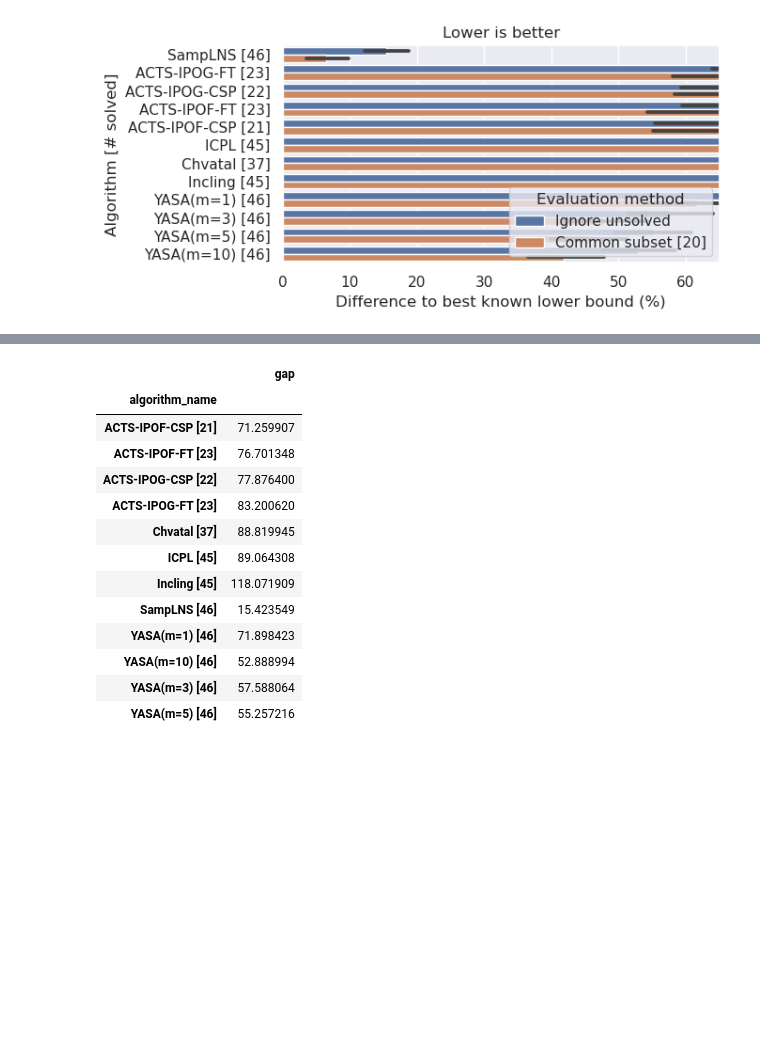
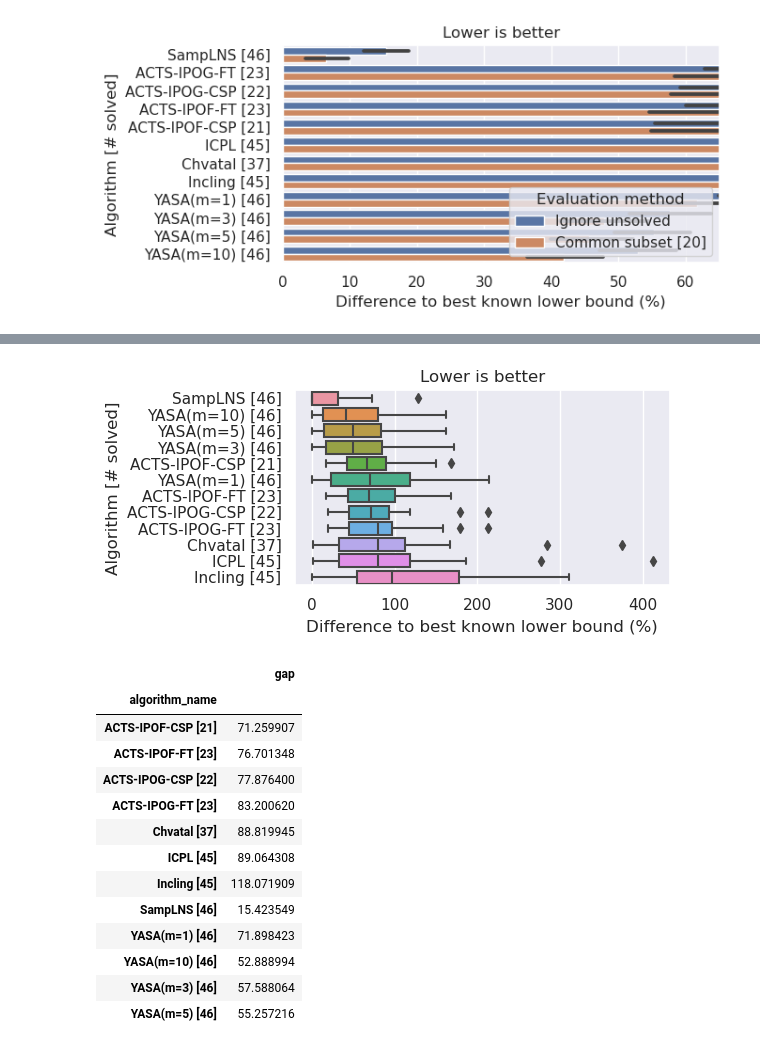
Before and after one commit to tubs-alg/SampLNS, a Jupyter notebook: evaluation/01_samplns_2023-08-19/07_lower_bound_gap.ipynb, the cells around one changed output, grey strips where cells are left out. Cells and saved outputs as stored; diff of their text form; code cells hidden in the pictures; blank space fills up the shorter version.

Commit message:
updates to the evaluation for the comments of thomas

```diff
--- a/evaluation/01_samplns_2023-08-19/07_lower_bound_gap.ipynb
+++ b/evaluation/01_samplns_2023-08-19/07_lower_bound_gap.ipynb
@@ -486,3 +489,38 @@ plt.show()
+# %%
+t = gaps[gaps["algorithm_name"].isin(algorithm_selection)].copy()
+t = t[t["Instances"] == "Ignore unsolved"]
+t = t.groupby(["algorithm_name", "instance_name"])[["gap"]].mean().reset_index()
+f, ax = plt.subplots(figsize=(6, 3))
+t["algorithm_name"] = t["algorithm_name"].apply(
+    lambda s: f"{s} [{num_instances_solved_by_alg[s]}]"
+)
+t["algorithm_name"] = t["algorithm_name"].str.replace("FIDE-", "")
+t_ = t.groupby("algorithm_name")[["gap"]].mean().reset_index().rename(columns={"gap": "gap_mean_of_alg"})
+t = t.merge(t_, on="algorithm_name")
+
+def order_algs(alg_name):
+    if alg_name.startswith("SampLNS"):
+        return (0, len(alg_name), alg_name)
+    if alg_name.startswith("YASA"):
+        return (1, len(alg_name), alg_name)
+    if alg_name.startswith("ACTS"):
+        return (3, len(alg_name), alg_name)
+    return (2, len(alg_name), alg_name)
+t["sort"] = t["algorithm_name"].apply(order_algs)
+#t.sort_values(by="sort", inplace=True)
+t.sort_values(by="gap_mean_of_alg", inplace=True)
+
+plt.title("Lower is better")
+sns.boxplot(data=t, y="algorithm_name", x="gap")
+plt.xlabel("Difference to best known lower bound (%)")
+plt.ylabel("Algorithm [# solved]")
+# plt.legend(loc="lower right", title="Evaluation method")
+#plt.xlim(0, 140)
+plt.tight_layout()
+#plt.savefig("./OUTPUT/07_lower_bound_gap.pdf")
+plt.show()
+# %% [output]
+[figure, added]
 # %%
 t.groupby(["algorithm_name"])[["gap"]].mean()
 # %% [output]
```
Also changed, not shown: parts of 7 cells of this notebook, 2 other files.
